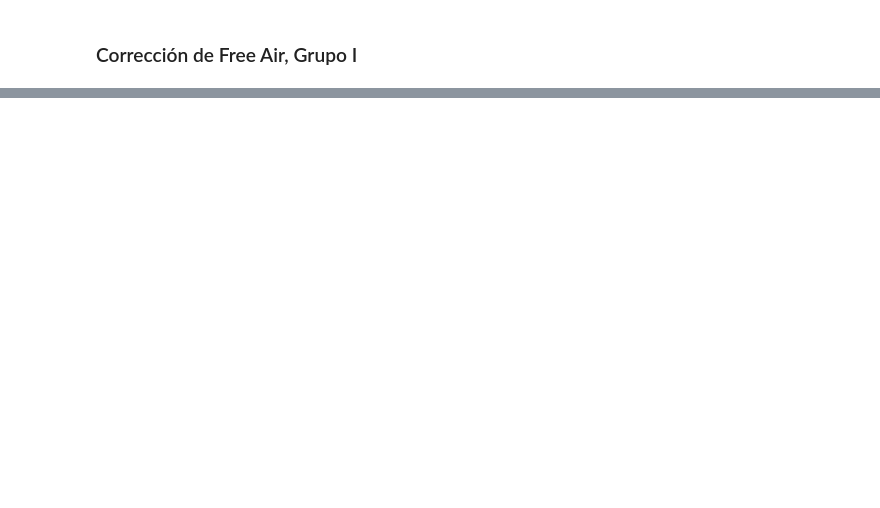
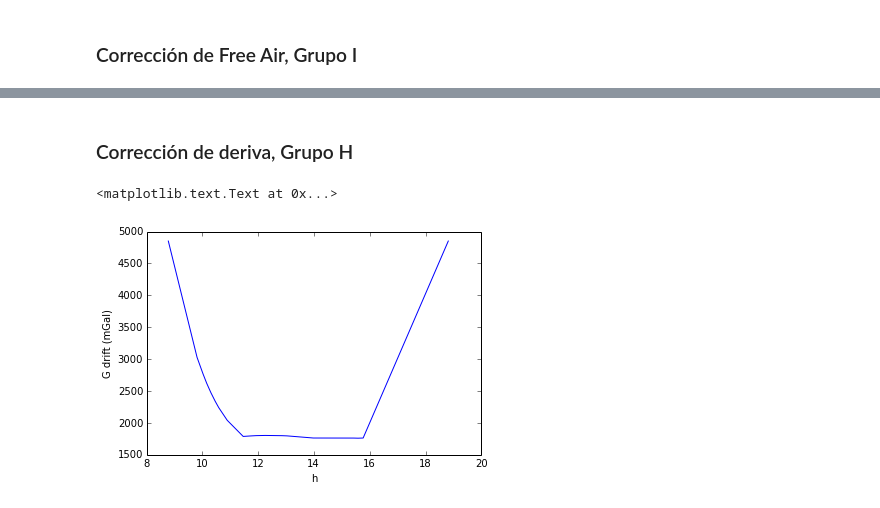
Before and after one commit to auracuervog/GeophysicsLab, a Jupyter notebook: Gravimetry/Gravimetry.ipynb, the cells around one changed output, grey strips where cells are left out. Saved outputs shown, nothing was run; the diff lists cells and outputs as text; code cells hidden in the pictures; blank space fills up the shorter version.

```diff
--- a/Gravimetry/Gravimetry.ipynb
+++ b/Gravimetry/Gravimetry.ipynb
@@ -102,0 +124,16 @@ plt.ylabel("Gfree air")
+# %% [markdown]
+### Corrección de deriva, Grupo H
+# %%
+GH = []
+tH = []
+hH = []
+datosH = loadtxt('GravimetriaH.txt')
+GH,tH,hH = correcting(datosH)
+mH = slope(GH,tH)
+GdriftH = driftcorrection(GH,tH,mH)
+plt.plot(tH,GdriftH)
+plt.xlabel("h")
+plt.ylabel("G drift (mGal)")
+# %% [output]
+<matplotlib.text.Text at 0x...>
+[figure, added]
```
Also changed, not shown: parts of 18 cells of this notebook, 4 other files.
